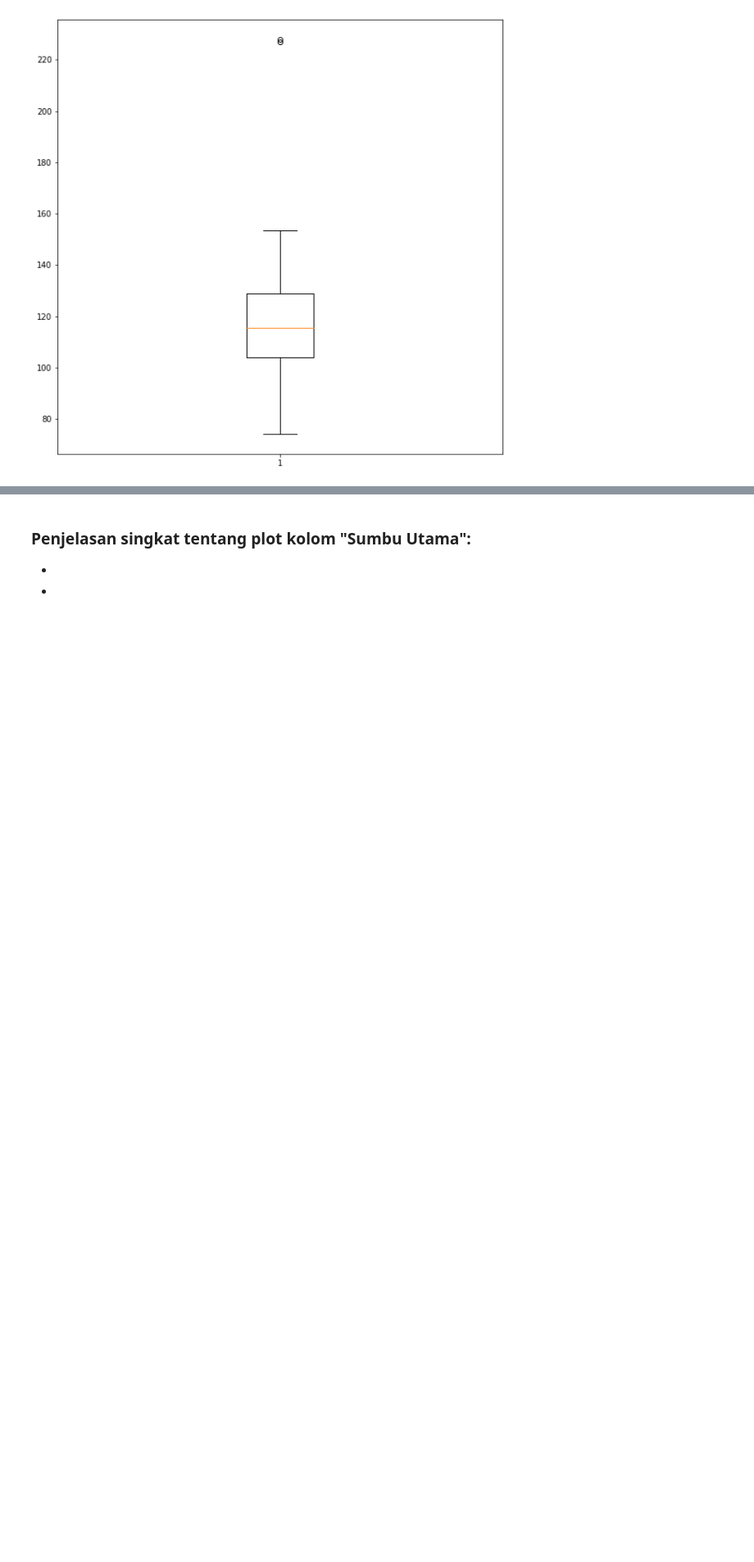
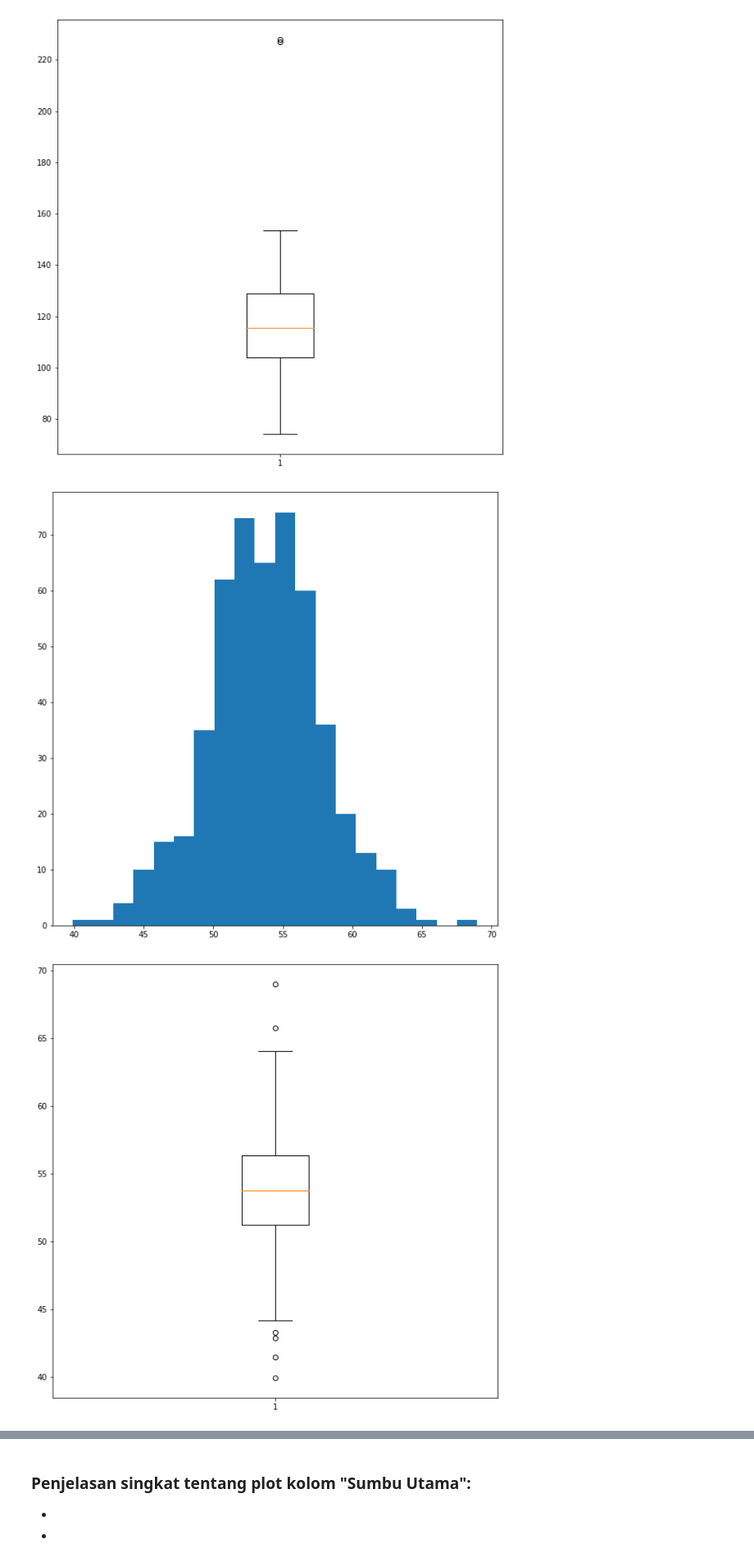
Before and after one commit to chrslex/TubesProbstat, a Jupyter notebook: Tubes keknya sih.ipynb, the cells around one changed output, grey strips where cells are left out. Shown: that part at 82% size. Saved outputs shown, nothing was run; the diff lists cells and outputs as text; code cells hidden in the pictures; blank space fills up the shorter version.

```diff
--- a/Tubes keknya sih.ipynb
+++ b/Tubes keknya sih.ipynb
@@ -117,3 +117,17 @@ plt.show()
 # %% [output]
 [figure]
 [figure]
+# %%
+## a. Kolom SumbuKecil
+df = data.loc[:, "SumbuKecil"]
+plt.figure(figsize=(10,10))
+plt.hist(df, bins = 20)
+plt.show()
+# KOMENTAR :
+plt.figure(figsize=(10,10))
+plt.boxplot(df)
+plt.show()
+# KOMENTAR
+# %% [output]
+[figure, added]
+[figure, added]
```
Also changed, not shown: parts of 10 cells of this notebook.
